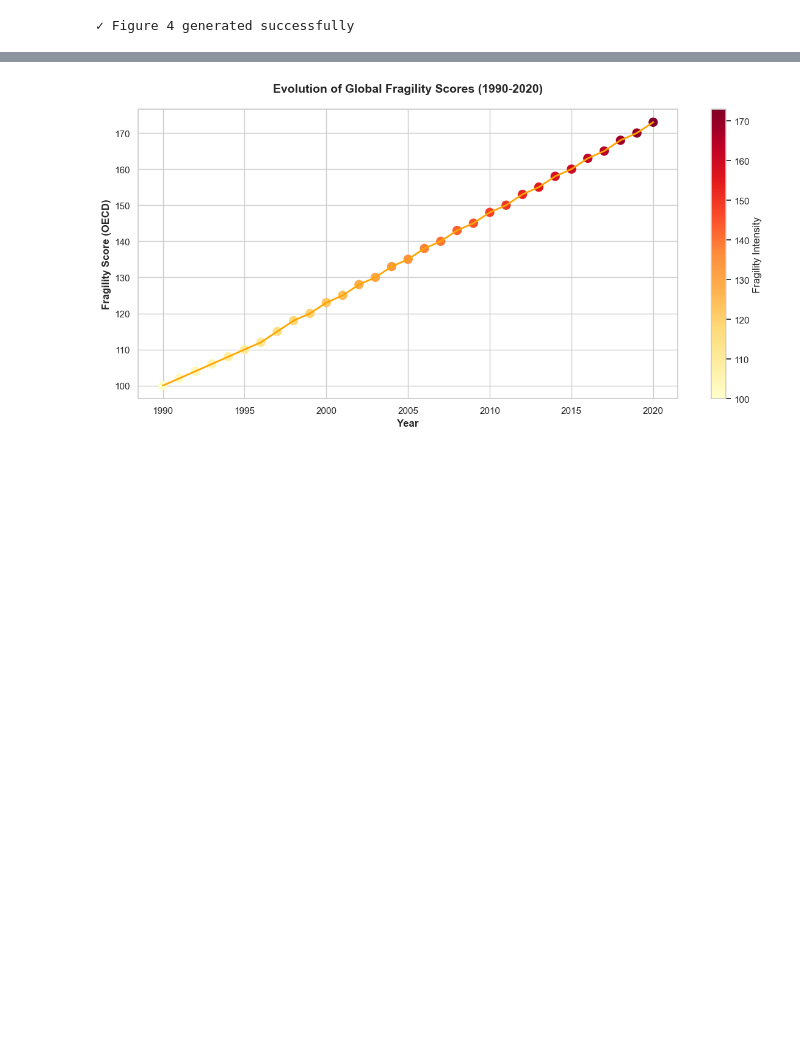
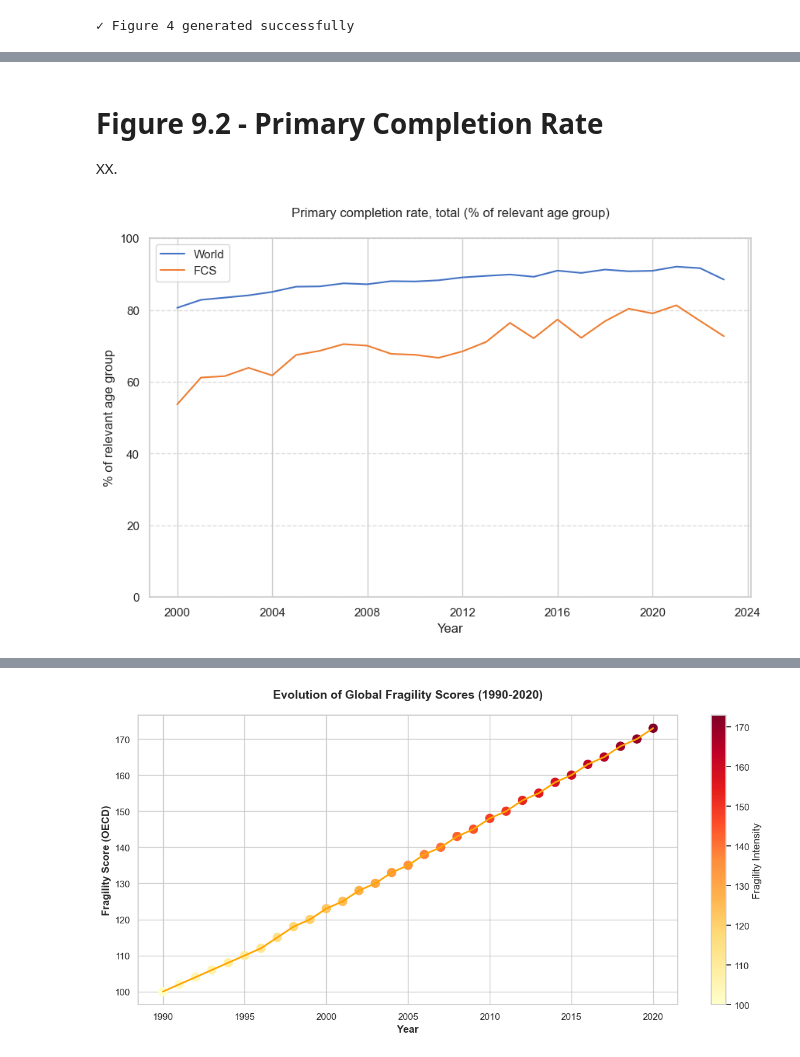
Before and after one commit to mglpurroy/slide-deck-analytics-1, a Jupyter notebook: notebooks/main.ipynb, the cells around one changed output, grey strips where cells are left out. Saved outputs shown, nothing was run; the diff lists cells and outputs as text; code cells hidden in the pictures; blank space fills up the shorter version.

```diff
--- a/notebooks/main.ipynb
+++ b/notebooks/main.ipynb
@@ -622,0 +1076,38 @@ print("✓ Figure 6 generated successfully")
+# %% [markdown]
+# Figure 9.2 - Primary Completion Rate
+XX.
+# %%
+def plot_primary_completion(wb_data):
+    """
+    Plot primary completion rate
+    Indicator: SE.PRM.CMPT.ZS
+    """
+    fig, ax = plt.subplots(figsize=(10, 6))
+
+    # Reshape data
+    df = pd.DataFrame(wb_data)
+
+    # Calculate averages
+    world_data = df.groupby('date')['SE.PRM.CMPT.ZS'].mean()
+    fcs_data = df[df['country'].isin(FCS_COUNTRIES)].groupby('date')['SE.PRM.CMPT.ZS'].mean()
+
+    # Plot
+    ax.plot(world_data.index, world_data.values, color='#4472C4', label='World')
+    ax.plot(fcs_data.index, fcs_data.values, color='#ED7D31', label='FCS')
+
+    # Customize
+    ax.set_title('Primary completion rate, total (% of relevant age group)', pad=20)
+    ax.set_xlabel('Year')
+    ax.set_ylabel('% of relevant age group')
+    ax.grid(True, axis='y', linestyle='--', alpha=0.7)
+    ax.legend()
+    ax.set_ylim(0, 100)
+
+    return fig
+
+# Get data and plot
+primary_data = wb.get_indicator_data(indicator='SE.PRM.CMPT.ZS', start_year=2000, end_year=2024)
+fig = plot_primary_completion(primary_data)
+plt.show()
+# %% [output]
+[figure, added]
```
Also changed, not shown: parts of 19 cells of this notebook, 29 other files.
